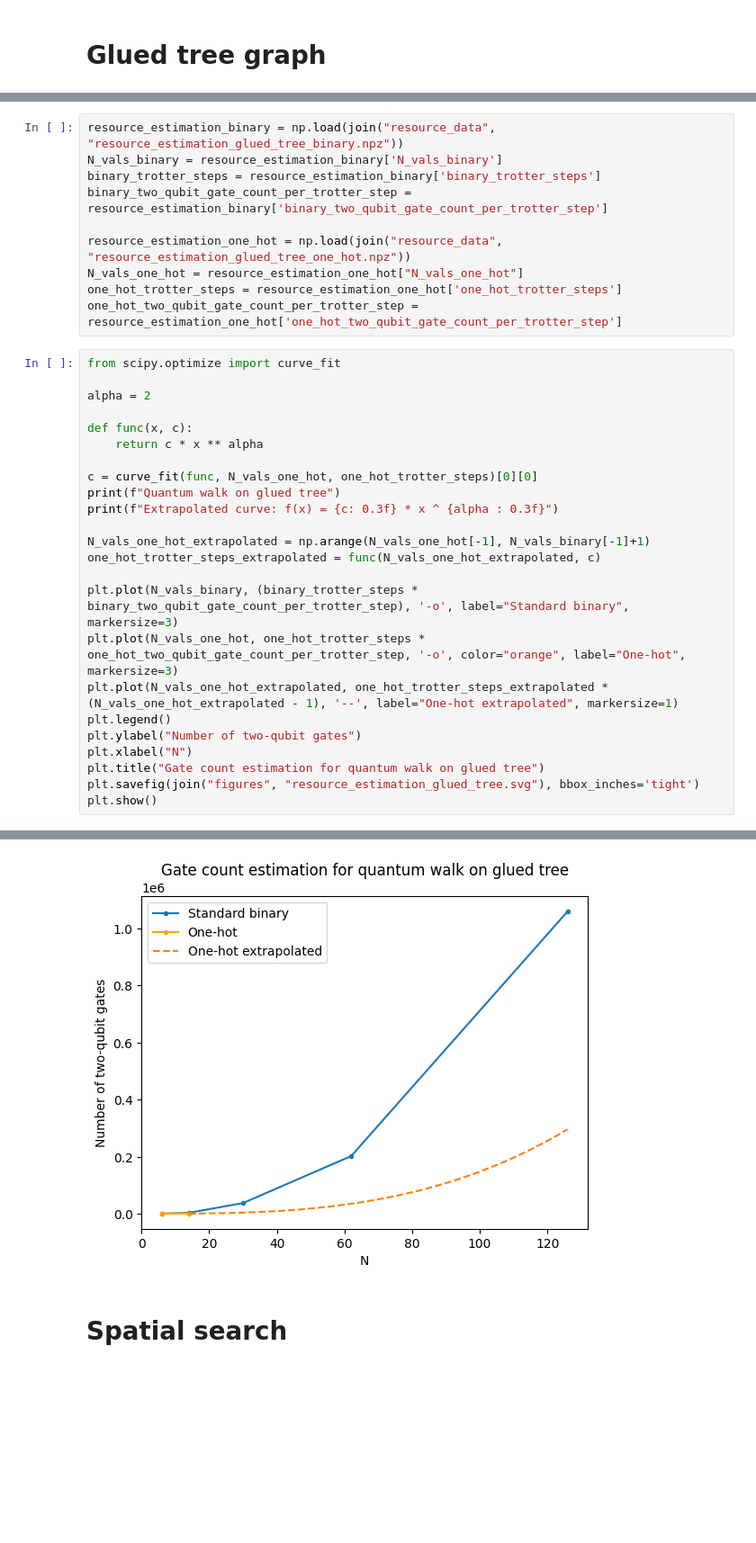
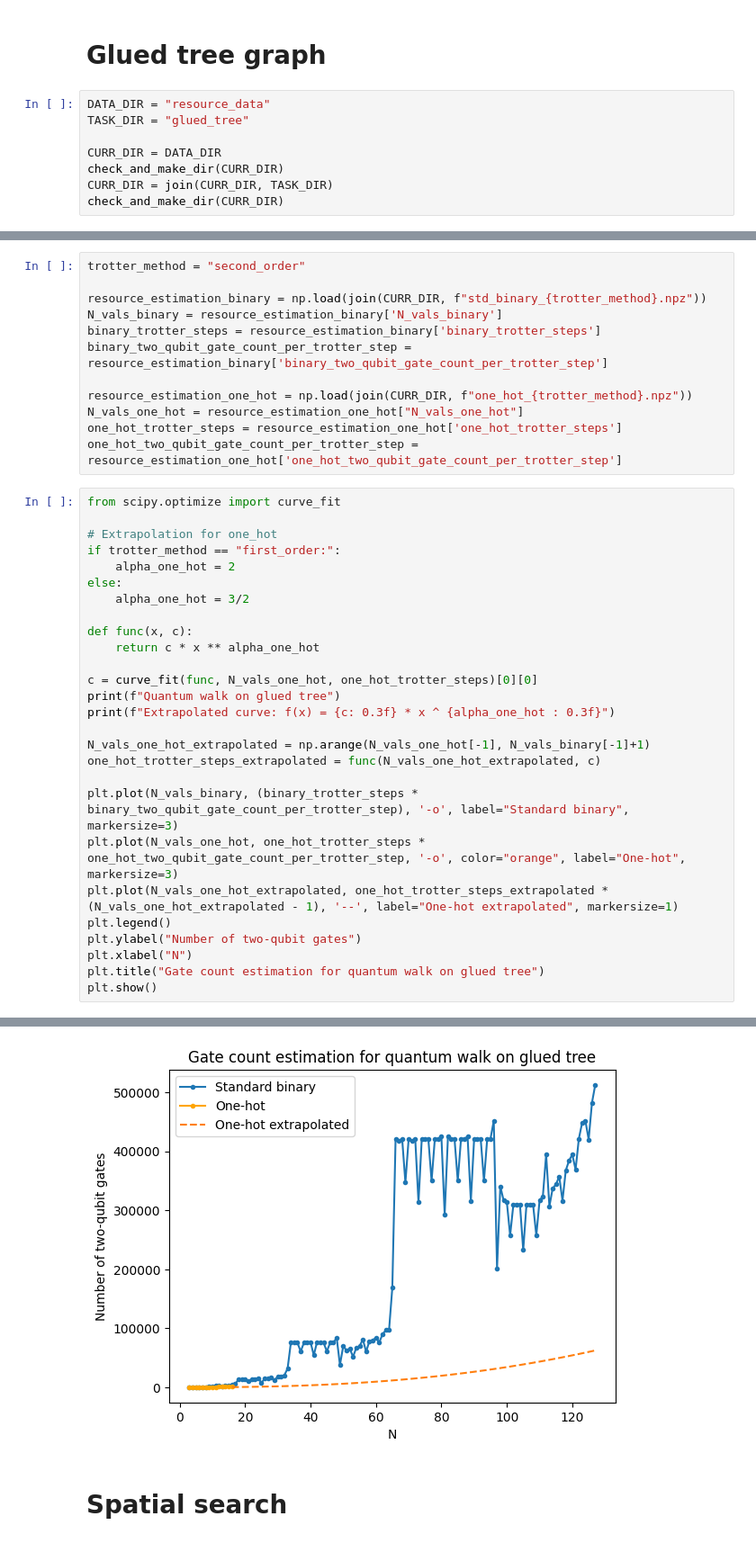
Before and after one commit to jiaqileng/hamiltonian-embedding, a Jupyter notebook: resource_estimation_plots.ipynb, the cells around one changed output, grey strips where cells are left out. Shown: that part at 90% size. Saved outputs shown, nothing was run; the diff lists cells and outputs as text; blank space fills up the shorter version.

Commit message:
update plots with new data

```diff
--- a/resource_estimation_plots.ipynb
+++ b/resource_estimation_plots.ipynb
@@ -5,2 +6,10 @@ from os.path import join
 # %% [markdown]
 # Glued tree graph
+# %%
+DATA_DIR = "resource_data"
+TASK_DIR = "glued_tree"
+
+CURR_DIR = DATA_DIR
+check_and_make_dir(CURR_DIR)
+CURR_DIR = join(CURR_DIR, TASK_DIR)
+check_and_make_dir(CURR_DIR)
@@ -7,24 +18,30 @@ from os.path import join
 # %%
-resource_estimation_binary = np.load(join("resource_data", "resource_estimation_glued_tree_binary.npz"))
+trotter_method = "second_order"
+
+resource_estimation_binary = np.load(join(CURR_DIR, f"std_binary_{trotter_method}.npz"))
 N_vals_binary = resource_estimation_binary['N_vals_binary']
 binary_trotter_steps = resource_estimation_binary['binary_trotter_steps']
 binary_two_qubit_gate_count_per_trotter_step = resource_estimation_binary['binary_two_qubit_gate_count_per_trotter_step']
 
-resource_estimation_one_hot = np.load(join("resource_data", "resource_estimation_glued_tree_one_hot.npz"))
+resource_estimation_one_hot = np.load(join(CURR_DIR, f"one_hot_{trotter_method}.npz"))
 N_vals_one_hot = resource_estimation_one_hot["N_vals_one_hot"]
 one_hot_trotter_steps = resource_estimation_one_hot['one_hot_trotter_steps']
 one_hot_two_qubit_gate_count_per_trotter_step = resource_estimation_one_hot['one_hot_two_qubit_gate_count_per_trotter_step']
 # %%
 from scipy.optimize import curve_fit
 
-alpha = 2
+# Extrapolation for one_hot
+if trotter_method == "first_order:":
+    alpha_one_hot = 2
+else:
+    alpha_one_hot = 3/2
 
 def func(x, c):
-    return c * x ** alpha
+    return c * x ** alpha_one_hot
 
 c = curve_fit(func, N_vals_one_hot, one_hot_trotter_steps)[0][0]
 print(f"Quantum walk on glued tree")
-print(f"Extrapolated curve: f(x) = {c: 0.3f} * x ^ {alpha : 0.3f}")
+print(f"Extrapolated curve: f(x) = {c: 0.3f} * x ^ {alpha_one_hot : 0.3f}")
 
 N_vals_one_hot_extrapolated = np.arange(N_vals_one_hot[-1], N_vals_binary[-1]+1)
 one_hot_trotter_steps_extrapolated = func(N_vals_one_hot_extrapolated, c)
@@ -36,7 +53,6 @@ plt.legend()
 plt.ylabel("Number of two-qubit gates")
 plt.xlabel("N")
 plt.title("Gate count estimation for quantum walk on glued tree")
-plt.savefig(join("figures", "resource_estimation_glued_tree.svg"), bbox_inches='tight')
 plt.show()
 # %% [output]
 Quantum walk on glued tree
@@ -44,3 +60,3 @@ Extrapolated curve: f(x) =  0.149 * x ^  2.000
-[figure, old version]
+[figure, new version]
 # %% [markdown]
 # Spatial search
```
Also changed, not shown: parts of 11 cells of this notebook, 25 other files.
